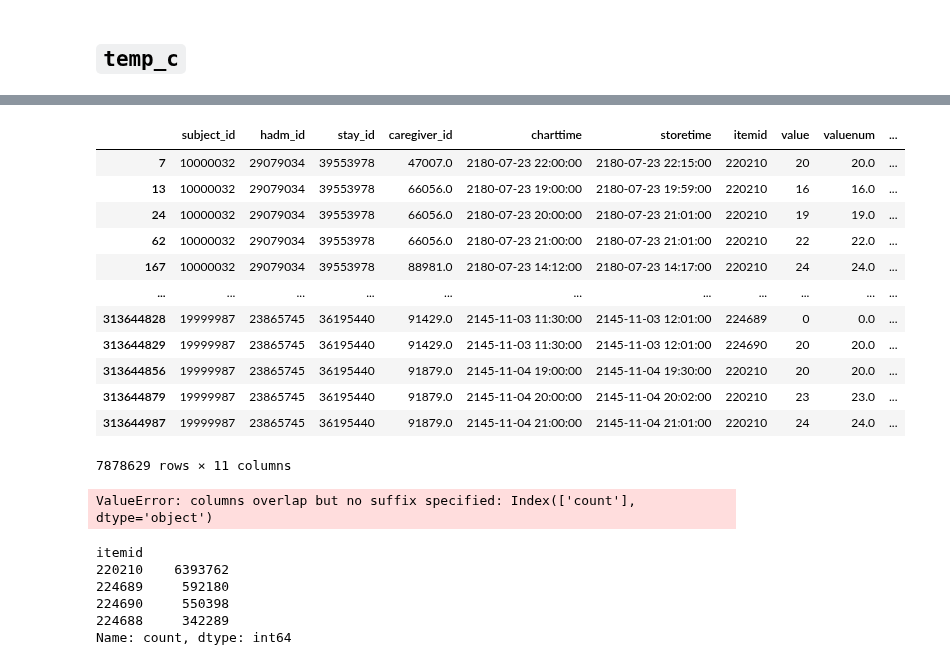
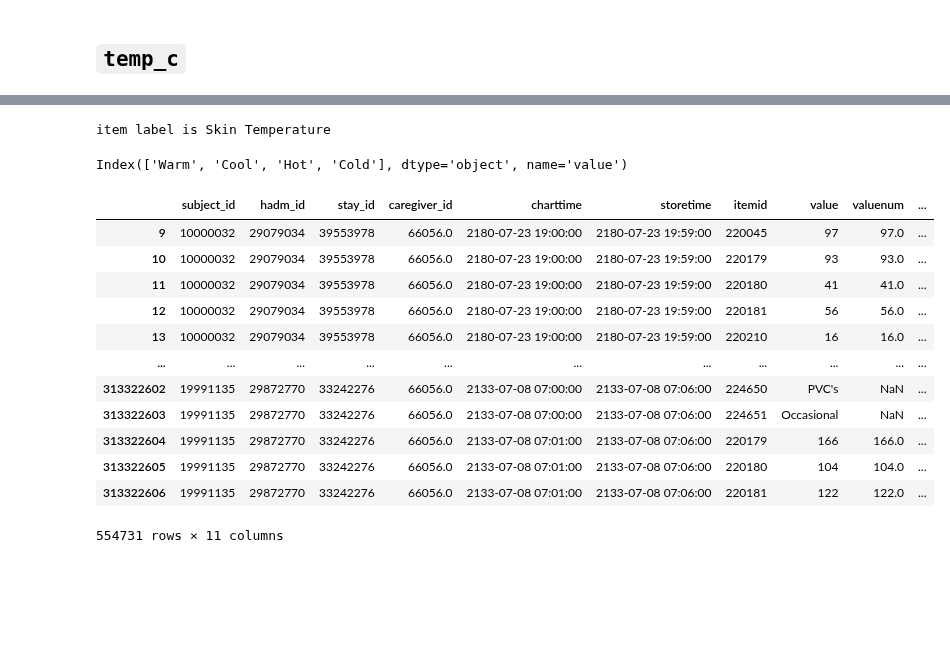
Before and after one commit to oldsandiaz/mimicclif, a Jupyter notebook: code/eda.ipynb, the cells around one changed output, grey strips where cells are left out. Cells and saved outputs as stored; diff of their text form; code cells hidden in the pictures; blank space fills up the shorter version.

```diff
--- a/code/eda.ipynb
+++ b/code/eda.ipynb
@@ -324,38 +343,5 @@ out.sort_values(by = "count", ascending = False)
-# %%
-ids = out["itemid"].values
-
-out2 = chartevents.loc[
-    chartevents["itemid"].isin(ids),
-    :
-]
-
-out2
-# %% [output]
-|  | subject_id | hadm_id | stay_id | caregiver_id | charttime | storetime | itemid | value | valuenum | ... |
-| 7 | 10000032 | 29079034 | 39553978 | 47007.0 | 2180-07-23 22:00:00 | 2180-07-23 22:15:00 | 220210 | 20 | 20.0 | ... |
-| 13 | 10000032 | 29079034 | 39553978 | 66056.0 | 2180-07-23 19:00:00 | 2180-07-23 19:59:00 | 220210 | 16 | 16.0 | ... |
-| 24 | 10000032 | 29079034 | 39553978 | 66056.0 | 2180-07-23 20:00:00 | 2180-07-23 21:01:00 | 220210 | 19 | 19.0 | ... |
-| 62 | 10000032 | 29079034 | 39553978 | 66056.0 | 2180-07-23 21:00:00 | 2180-07-23 21:01:00 | 220210 | 22 | 22.0 | ... |
-| 167 | 10000032 | 29079034 | 39553978 | 88981.0 | 2180-07-23 14:12:00 | 2180-07-23 14:17:00 | 220210 | 24 | 24.0 | ... |
-| ... | ... | ... | ... | ... | ... | ... | ... | ... | ... | ... |
-| 313644828 | 19999987 | 23865745 | 36195440 | 91429.0 | 2145-11-03 11:30:00 | 2145-11-03 12:01:00 | 224689 | 0 | 0.0 | ... |
-| 313644829 | 19999987 | 23865745 | 36195440 | 91429.0 | 2145-11-03 11:30:00 | 2145-11-03 12:01:00 | 224690 | 20 | 20.0 | ... |
-| 313644856 | 19999987 | 23865745 | 36195440 | 91879.0 | 2145-11-04 19:00:00 | 2145-11-04 19:30:00 | 220210 | 20 | 20.0 | ... |
-| 313644879 | 19999987 | 23865745 | 36195440 | 91879.0 | 2145-11-04 20:00:00 | 2145-11-04 20:02:00 | 220210 | 23 | 23.0 | ... |
-| 313644987 | 19999987 | 23865745 | 36195440 | 91879.0 | 2145-11-04 21:00:00 | 2145-11-04 21:01:00 | 220210 | 24 | 24.0 | ... |
-7878629 rows × 11 columns
-# %%
-out3 = out2.value_counts("itemid")
-
-out.join(out3, on = "itemid", validate = "1:1").sort_values(by=["count"])
-# %% [output]
-ValueError: columns overlap but no suffix specified: Index(['count'], dtype='object')
-# %%
-out3
-# %% [output]
-itemid
-220210    6393762
-224689     592180
-224690     550398
-224688     342289
-Name: count, dtype: int64
+# %%
+find_value_instances(224027)
+# %% [output]
+item label is Skin Temperature
+Index(['Warm', 'Cool', 'Hot', 'Cold'], dtype='object', name='value')
@@ -361,0 +350,16 @@ Name: count, dtype: int64
+# %%
+chartevents.loc[chartevents["caregiver_id"] == 66056.0, :]
+# %% [output]
+|  | subject_id | hadm_id | stay_id | caregiver_id | charttime | storetime | itemid | value | valuenum | ... |
+| 9 | 10000032 | 29079034 | 39553978 | 66056.0 | 2180-07-23 19:00:00 | 2180-07-23 19:59:00 | 220045 | 97 | 97.0 | ... |
+| 10 | 10000032 | 29079034 | 39553978 | 66056.0 | 2180-07-23 19:00:00 | 2180-07-23 19:59:00 | 220179 | 93 | 93.0 | ... |
+| 11 | 10000032 | 29079034 | 39553978 | 66056.0 | 2180-07-23 19:00:00 | 2180-07-23 19:59:00 | 220180 | 41 | 41.0 | ... |
+| 12 | 10000032 | 29079034 | 39553978 | 66056.0 | 2180-07-23 19:00:00 | 2180-07-23 19:59:00 | 220181 | 56 | 56.0 | ... |
+| 13 | 10000032 | 29079034 | 39553978 | 66056.0 | 2180-07-23 19:00:00 | 2180-07-23 19:59:00 | 220210 | 16 | 16.0 | ... |
+| ... | ... | ... | ... | ... | ... | ... | ... | ... | ... | ... |
+| 313322602 | 19991135 | 29872770 | 33242276 | 66056.0 | 2133-07-08 07:00:00 | 2133-07-08 07:06:00 | 224650 | PVC's | NaN | ... |
+| 313322603 | 19991135 | 29872770 | 33242276 | 66056.0 | 2133-07-08 07:00:00 | 2133-07-08 07:06:00 | 224651 | Occasional | NaN | ... |
+| 313322604 | 19991135 | 29872770 | 33242276 | 66056.0 | 2133-07-08 07:01:00 | 2133-07-08 07:06:00 | 220179 | 166 | 166.0 | ... |
+| 313322605 | 19991135 | 29872770 | 33242276 | 66056.0 | 2133-07-08 07:01:00 | 2133-07-08 07:06:00 | 220180 | 104 | 104.0 | ... |
+| 313322606 | 19991135 | 29872770 | 33242276 | 66056.0 | 2133-07-08 07:01:00 | 2133-07-08 07:06:00 | 220181 | 122 | 122.0 | ... |
+554731 rows × 11 columns
```
Also changed, not shown: parts of 42 cells of this notebook.
